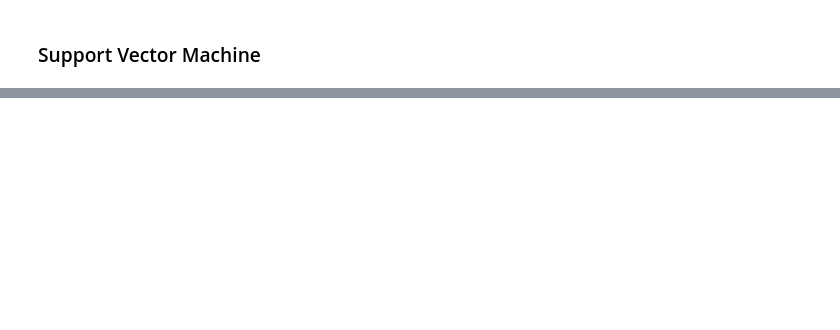
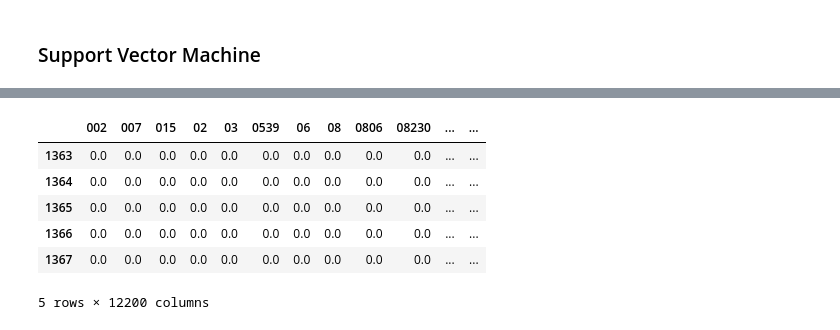
Before and after one commit to matthewzapata/twitter-trigger-warnings, a Jupyter notebook: trigger_warnings.ipynb, the cells around one changed output, grey strips where cells are left out. Drawn from its saved outputs; the diff is of its cells as text; code cells hidden in the pictures; blank space fills up the shorter version.

```diff
--- a/trigger_warnings.ipynb
+++ b/trigger_warnings.ipynb
@@ -935,0 +1037,11 @@ weighted avg       0.62      0.61      0.47      1041
+# %%
+has_scene_df = pre_split[pre_split.trigger_scene == True]
+has_scene_df.head()
+# %% [output]
+|  | 002 | 007 | 015 | 02 | 03 | 0539 | 06 | 08 | 0806 | 08230 | ... | ... |
+| 1363 | 0.0 | 0.0 | 0.0 | 0.0 | 0.0 | 0.0 | 0.0 | 0.0 | 0.0 | 0.0 | ... | ... |
+| 1364 | 0.0 | 0.0 | 0.0 | 0.0 | 0.0 | 0.0 | 0.0 | 0.0 | 0.0 | 0.0 | ... | ... |
+| 1365 | 0.0 | 0.0 | 0.0 | 0.0 | 0.0 | 0.0 | 0.0 | 0.0 | 0.0 | 0.0 | ... | ... |
+| 1366 | 0.0 | 0.0 | 0.0 | 0.0 | 0.0 | 0.0 | 0.0 | 0.0 | 0.0 | 0.0 | ... | ... |
+| 1367 | 0.0 | 0.0 | 0.0 | 0.0 | 0.0 | 0.0 | 0.0 | 0.0 | 0.0 | 0.0 | ... | ... |
+5 rows × 12200 columns
```
Also changed, not shown: parts of 21 cells of this notebook.
